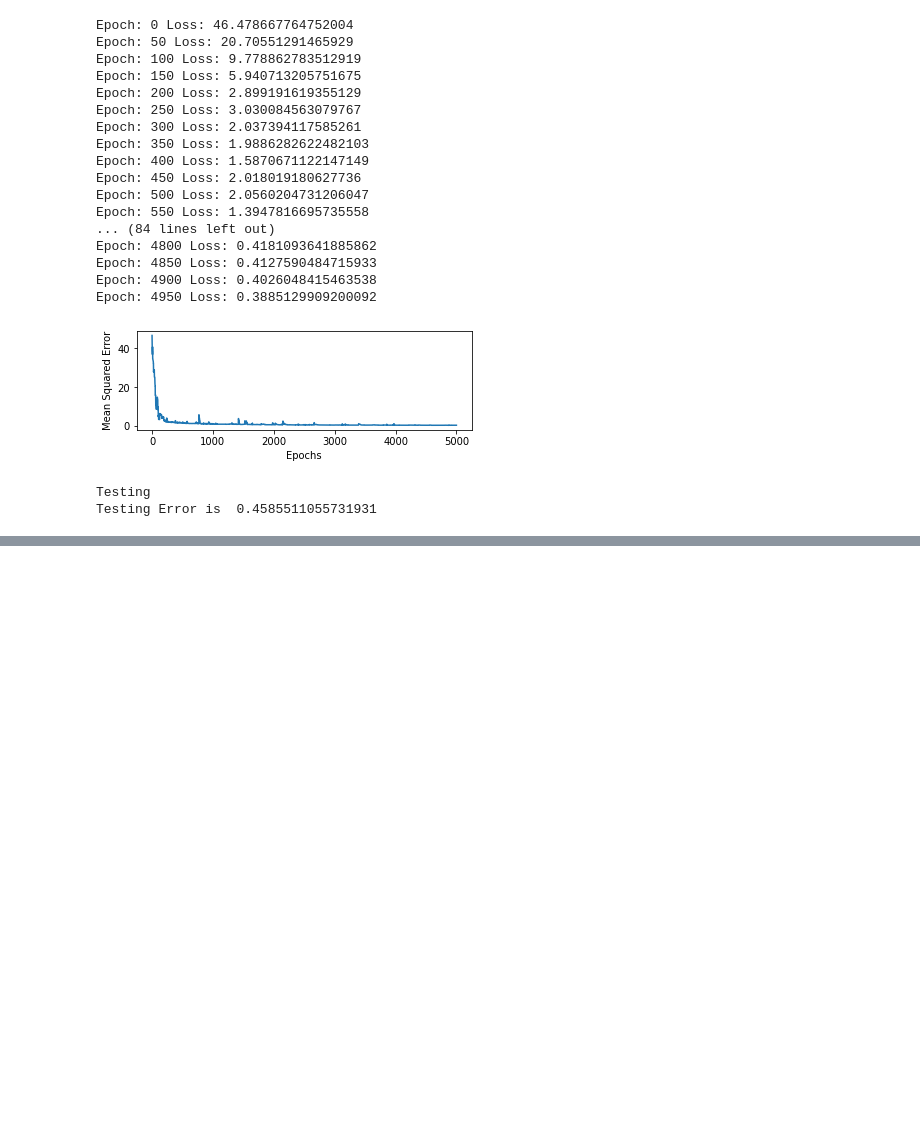
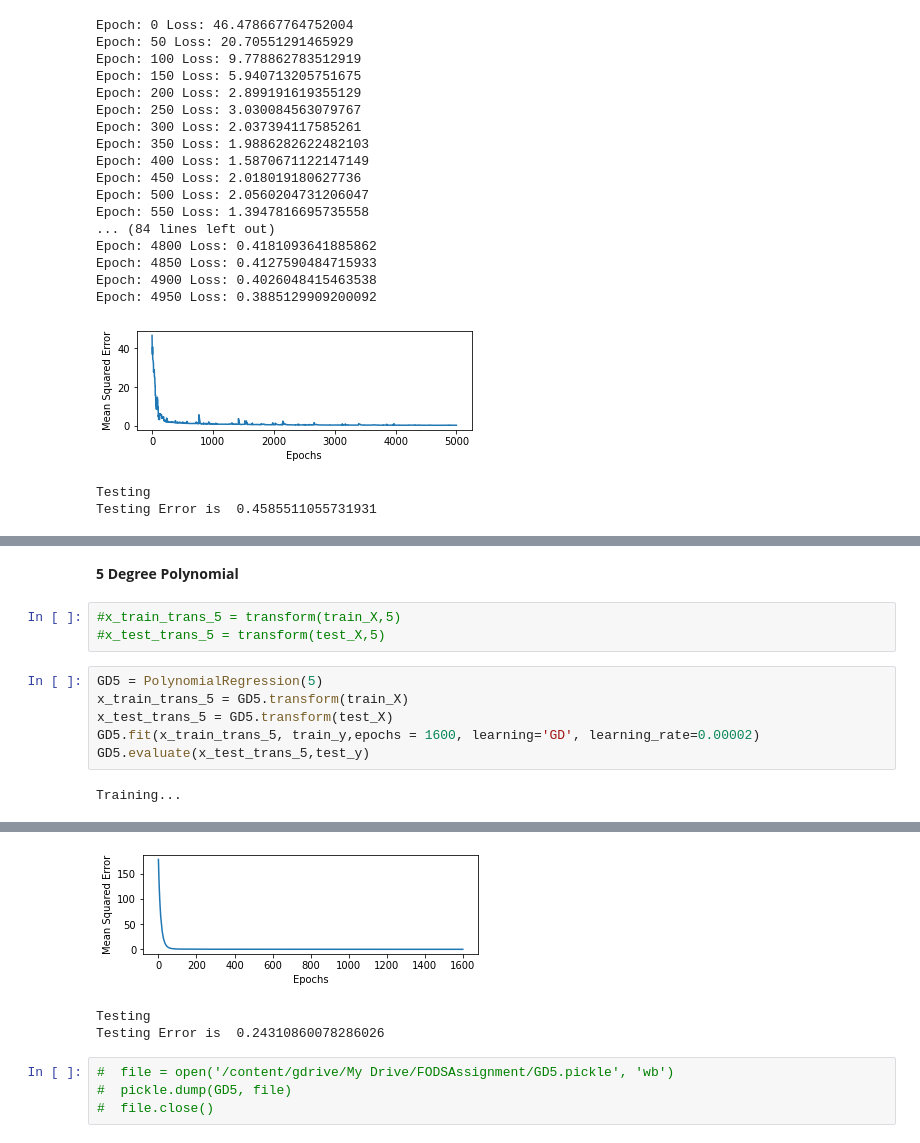
Before and after one commit to vineet891/FODS-Assignment, a Jupyter notebook: Assignment1/FODS_A1_a.ipynb, the cells around one changed output, grey strips where cells are left out. Cells and saved outputs as stored; diff of their text form; blank space fills up the shorter version.

```diff
--- a/Assignment1/FODS_A1_a.ipynb
+++ b/Assignment1/FODS_A1_a.ipynb
@@ -508,0 +612,13 @@ file.close()
+# %% [markdown]
+**5 Degree Polynomial**
+# %%
+#x_train_trans_5 = transform(train_X,5)
+#x_test_trans_5 = transform(test_X,5)
+# %%
+GD5 = PolynomialRegression(5)
+x_train_trans_5 = GD5.transform(train_X)
+x_test_trans_5 = GD5.transform(test_X)
+GD5.fit(x_train_trans_5, train_y,epochs = 1600, learning='GD', learning_rate=0.00002)
+GD5.evaluate(x_test_trans_5,test_y)
+# %% [output]
+Training...
@@ -508,0 +642,7 @@ file.close()
+[figure, added]
+Testing
+Testing Error is  0.24310860078286026
+# %%
+#  file = open('/content/gdrive/My Drive/FODSAssignment/GD5.pickle', 'wb')
+#  pickle.dump(GD5, file)
+#  file.close()
```
Also changed, not shown: parts of 31 cells of this notebook.
